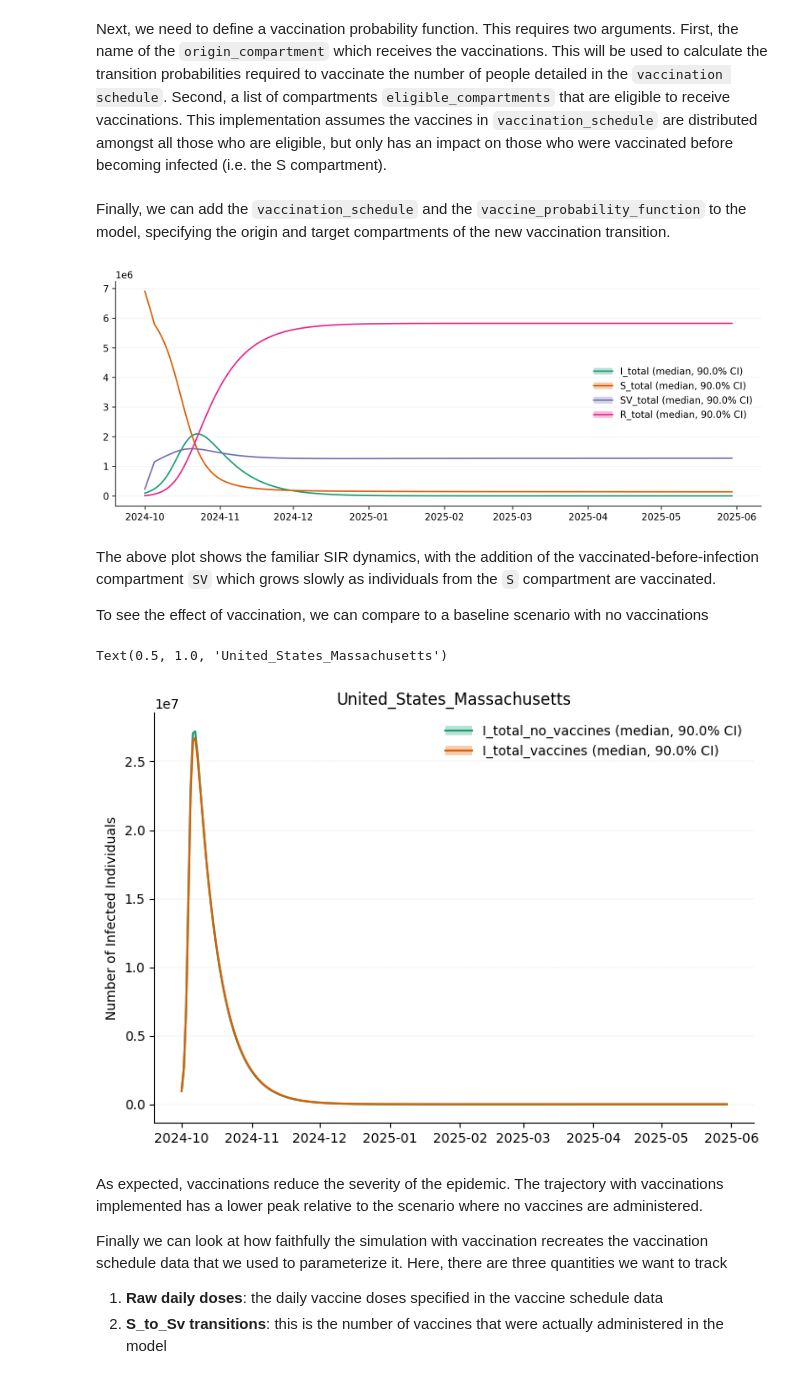
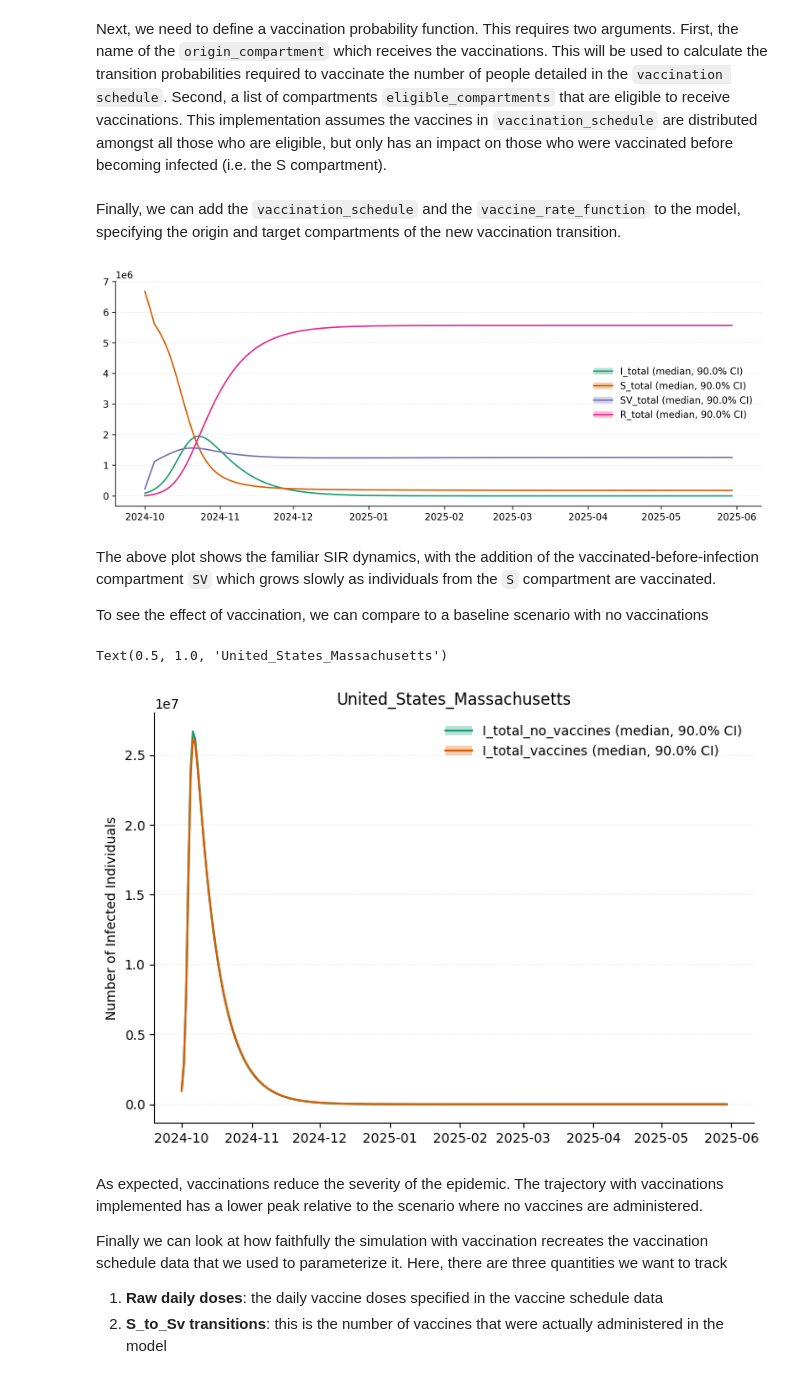
Before and after one commit to mobs-lab/epymodelingsuite, a Jupyter notebook: tutorials/Tutorial_Vaccinations.ipynb, the cells around one changed output. Cells and saved outputs as stored; diff of their text form; code cells hidden in the pictures.

Commit message:
Update vaccinations tutorial to use "rate" calculation

```diff
--- a/tutorials/Tutorial_Vaccinations.ipynb
+++ b/tutorials/Tutorial_Vaccinations.ipynb
@@ -73,40 +73,40 @@ vaccination_schedule = all_scen.query("location == 'US-MA' and scenario == 'C_D'
 # %% [markdown]
 Next, we need to define a vaccination probability function. This requires two arguments. First, the name of the `origin_compartment` which receives the vaccinations. This will be used to calculate the transition probabilities required to vaccinate the number of people detailed in the `vaccination schedule`. Second, a list of compartments `eligible_compartments` that are eligible to receive vaccinations. This implementation assumes the vaccines in `vaccination_schedule` are distributed amongst all those who are eligible, but only has an impact on those who were vaccinated before becoming infected (i.e. the S compartment).
 # %%
-vaccine_probability_function = make_vaccination_probability_function(
+vaccine_rate_function = make_vaccination_rate_function(
     origin_compartment="S",
     eligible_compartments=["S", "R"]
 )
 # %% [markdown]
-Finally, we can add the `vaccination_schedule` and the `vaccine_probability_function` to the model, specifying the origin and target compartments of the new vaccination transition.
+Finally, we can add the `vaccination_schedule` and the `vaccine_rate_function` to the model, specifying the origin and target compartments of the new vaccination transition.
 # %%
 date_start = dt.date(2024, 10, 1)
 date_stop = dt.date(2025, 5, 30)
 model = add_vaccination_schedule(
     model=model,
-    vaccine_probability_function = vaccine_probability_function,
+    vaccine_rate_function = vaccine_rate_function,
     source_comp="S",
     target_comp="SV",
     vaccination_schedule = vaccination_schedule,
 )
 # simulate
 np.random.seed(19)
 model.add_parameter(parameters_dict={"beta": 0.03, "mu": 0.1, "VE": 0.8})
 results = model.run_simulations(
     start_date=date_start,
     end_date=date_stop,
     # percentage_in_agents=10 / model.population.Nk.sum(),
     initial_conditions_dict={
         "S": (0.99 * model.population.Nk),
         "SV": (0.0 * model.population.Nk),
         "I": (0.01 * model.population.Nk),
         "R": (0.0 * model.population.Nk)},
     Nsim = 25,
 )
 df_quantiles = results.get_quantiles_compartments()
 ax = plot_quantiles(df_quantiles, columns=["I_total", "S_total", "SV_total", "R_total"], legend_loc="best")
 # %% [output]
-[figure, old version]
+[figure, new version]
 # %% [markdown]
 The above plot shows the familiar SIR dynamics, with the addition of the vaccinated-before-infection compartment `SV` which grows slowly as individuals from the `S` compartment are vaccinated.
 
@@ -125,14 +125,14 @@ configs = [
 data = {}
 
 for name, vacc_sched in configs:
-    vaccine_probability_function = make_vaccination_probability_function(
+    vaccine_rate_function = make_vaccination_rate_function(
         origin_compartment="S",
         eligible_compartments=["S", "R"]
     )
 
     model = add_vaccination_schedule(
         model=model,
-        vaccine_probability_function = vaccine_probability_function,
+        vaccine_rate_function = vaccine_rate_function,
         source_comp="S",
         target_comp="SV",
         vaccination_schedule = vacc_sched
@@ -175,7 +175,7 @@ ax.set_ylabel("Number of Infected Individuals")
 ax.set_title(model.population.name)
 # %% [output]
 Text(0.5, 1.0, 'United_States_Massachusetts')
-[figure, old version]
+[figure, new version]
 # %% [markdown]
 As expected, vaccinations reduce the severity of the epidemic. The trajectory with vaccinations implemented has a lower peak relative to the scenario where no vaccines are administered.
 
```
Also changed, not shown: parts of 2 cells of this notebook.
